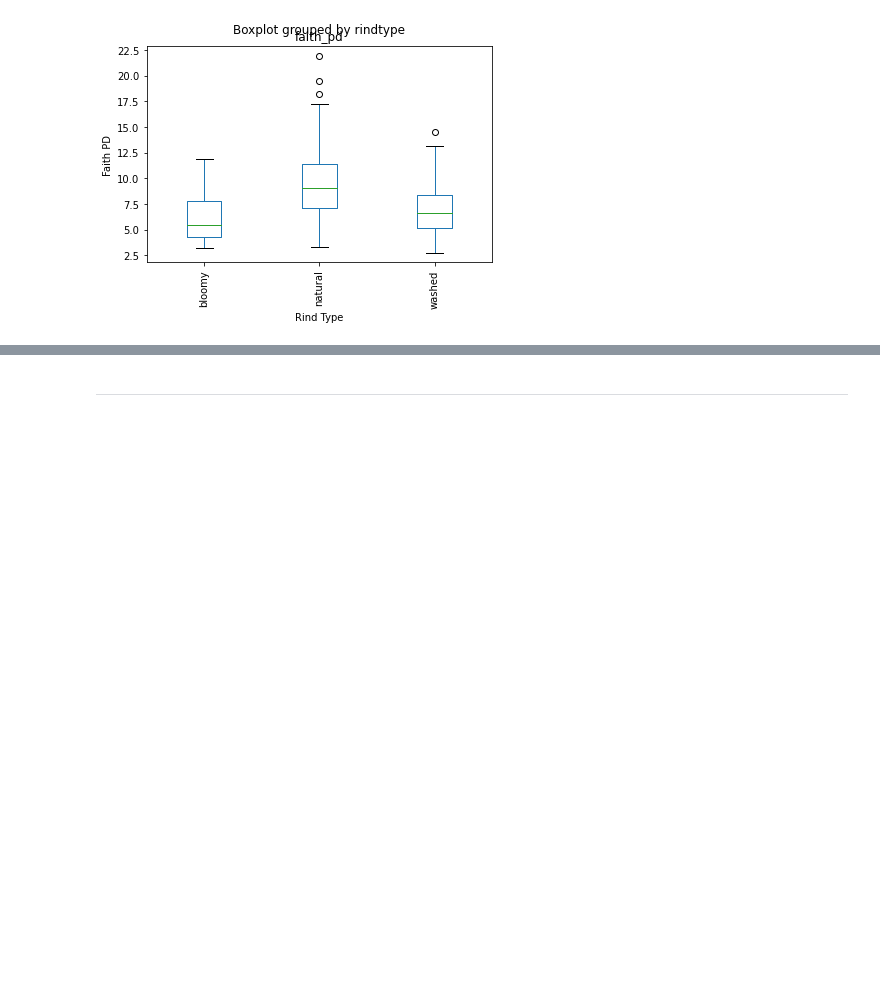
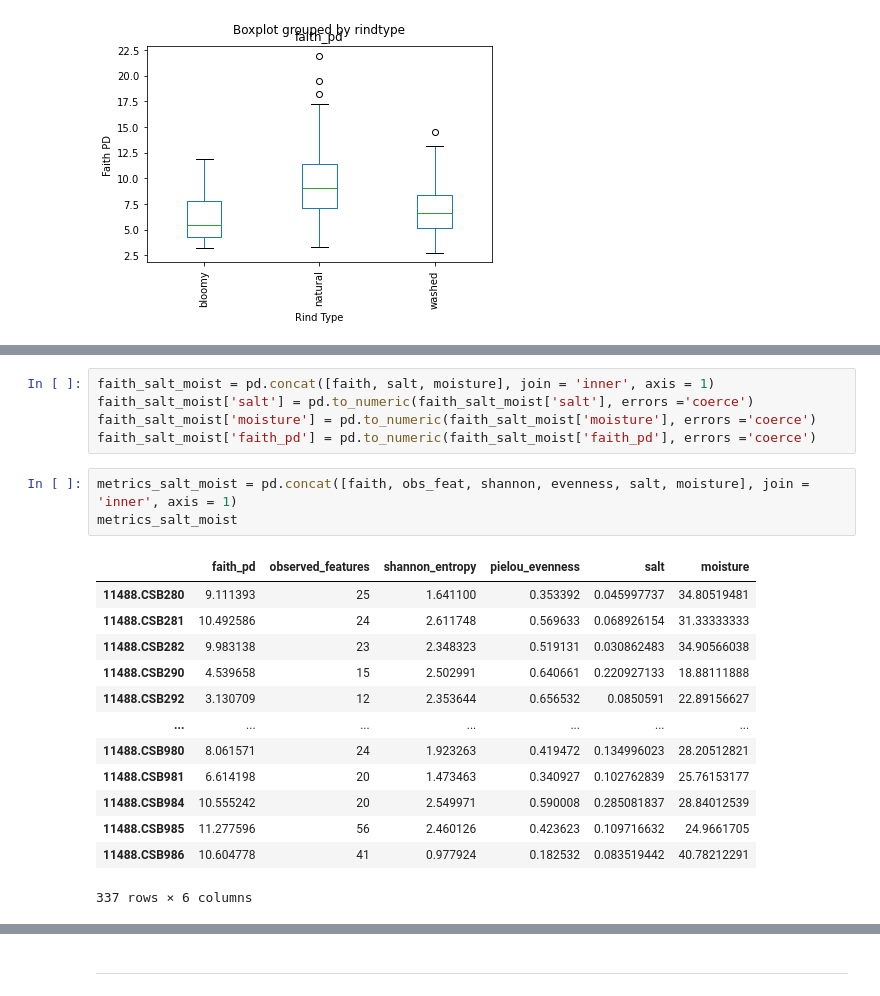
Before and after one commit to besutter1/Cheez-Eyez, a Jupyter notebook: diversity.ipynb, the cells around one changed output, grey strips where cells are left out. Saved outputs shown, nothing was run; the diff lists cells and outputs as text; blank space fills up the shorter version.

```diff
--- a/diversity.ipynb
+++ b/diversity.ipynb
@@ -301,0 +398,22 @@ Text(0.5, 0, 'Rind Type')
+# %%
+faith_salt_moist = pd.concat([faith, salt, moisture], join = 'inner', axis = 1)
+faith_salt_moist['salt'] = pd.to_numeric(faith_salt_moist['salt'], errors ='coerce')
+faith_salt_moist['moisture'] = pd.to_numeric(faith_salt_moist['moisture'], errors ='coerce')
+faith_salt_moist['faith_pd'] = pd.to_numeric(faith_salt_moist['faith_pd'], errors ='coerce')
+# %%
+metrics_salt_moist = pd.concat([faith, obs_feat, shannon, evenness, salt, moisture], join = 'inner', axis = 1)
+metrics_salt_moist
+# %% [output]
+|  | faith_pd | observed_features | shannon_entropy | pielou_evenness | salt | moisture |
+| 11488.CSB280 | 9.111393 | 25 | 1.641100 | 0.353392 | 0.045997737 | 34.80519481 |
+| 11488.CSB281 | 10.492586 | 24 | 2.611748 | 0.569633 | 0.068926154 | 31.33333333 |
+| 11488.CSB282 | 9.983138 | 23 | 2.348323 | 0.519131 | 0.030862483 | 34.90566038 |
+| 11488.CSB290 | 4.539658 | 15 | 2.502991 | 0.640661 | 0.220927133 | 18.88111888 |
+| 11488.CSB292 | 3.130709 | 12 | 2.353644 | 0.656532 | 0.0850591 | 22.89156627 |
+| ... | ... | ... | ... | ... | ... | ... |
+| 11488.CSB980 | 8.061571 | 24 | 1.923263 | 0.419472 | 0.134996023 | 28.20512821 |
+| 11488.CSB981 | 6.614198 | 20 | 1.473463 | 0.340927 | 0.102762839 | 25.76153177 |
+| 11488.CSB984 | 10.555242 | 20 | 2.549971 | 0.590008 | 0.285081837 | 28.84012539 |
+| 11488.CSB985 | 11.277596 | 56 | 2.460126 | 0.423623 | 0.109716632 | 24.9661705 |
+| 11488.CSB986 | 10.604778 | 41 | 0.977924 | 0.182532 | 0.083519442 | 40.78212291 |
+337 rows × 6 columns
```
Also changed, not shown: parts of 7 cells of this notebook.
